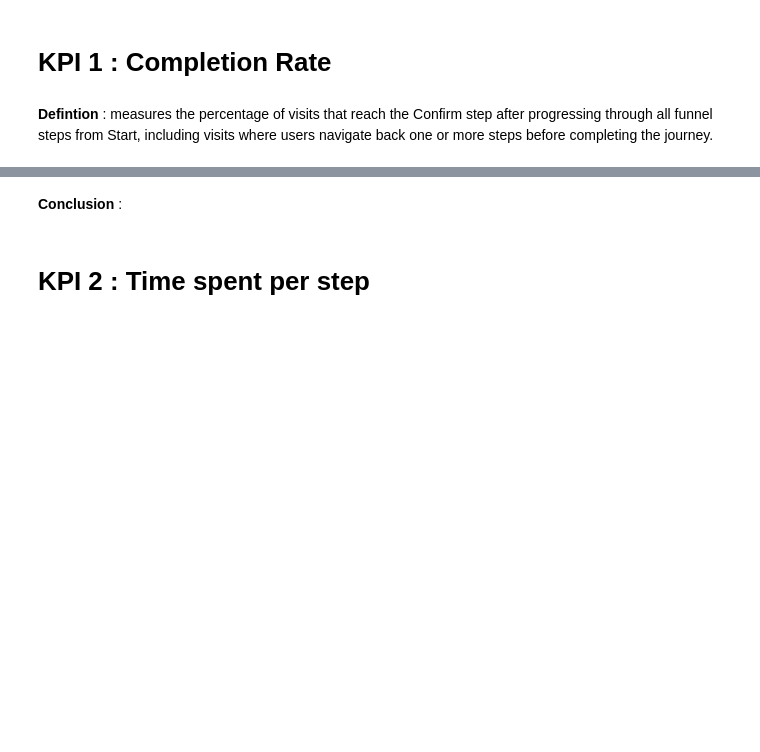
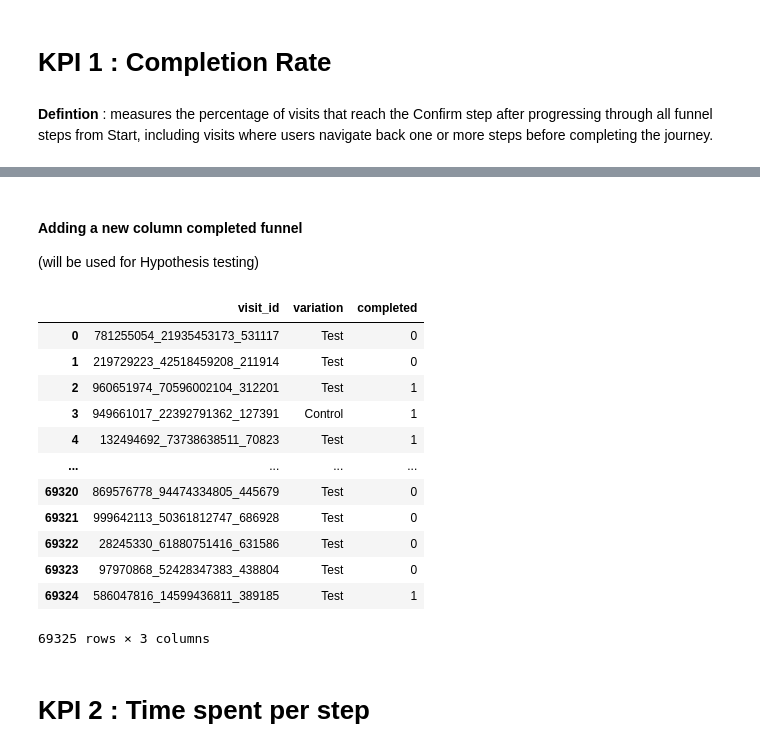
Before and after one commit to mhananem/vanguard_abtest_project, a Jupyter notebook: performance_metrics.ipynb, the cells around one changed output, grey strips where cells are left out. Cells and saved outputs as stored; diff of their text form; code cells hidden in the pictures; blank space fills up the shorter version.

Commit message:
hypothesis updated

```diff
--- a/performance_metrics.ipynb
+++ b/performance_metrics.ipynb
@@ -31,6 +45,6 @@ def is_complete_in_order(steps_sequence, required=required_order):
 
     return False
 # %%
-completed = ordered_steps.apply(is_complete_in_order)
+completed = ordered_steps.apply(is_complete_in_order).astype(int)
 # %%
 completion_rate = completed.mean()
@@ -51,4 +68,27 @@ Control    45.85
 Test       48.01
 Name: process_step, dtype: float64
-# %% [markdown]
-**Conclusion** :
+# %% [markdown]
+#### Adding a new column completed funnel
+(will be used for Hypothesis testing)
+# %%
+df_completed = completed.reset_index()
+df_completed.columns = ['visit_id','completed']
+# %%
+visit_variation = df[['visit_id', 'variation']].drop_duplicates()
+# %%
+visit_completed = visit_variation.merge(df_completed, on='visit_id', how='left')
+visit_completed
+# %% [output]
+|  | visit_id | variation | completed |
+| 0 | 781255054_21935453173_531117 | Test | 0 |
+| 1 | 219729223_42518459208_211914 | Test | 0 |
+| 2 | 960651974_70596002104_312201 | Test | 1 |
+| 3 | 949661017_22392791362_127391 | Control | 1 |
+| 4 | 132494692_73738638511_70823 | Test | 1 |
+| ... | ... | ... | ... |
+| 69320 | 869576778_94474334805_445679 | Test | 0 |
+| 69321 | 999642113_50361812747_686928 | Test | 0 |
+| 69322 | 28245330_61880751416_631586 | Test | 0 |
+| 69323 | 97970868_52428347383_438804 | Test | 0 |
+| 69324 | 586047816_14599436811_389185 | Test | 1 |
+69325 rows × 3 columns
```
Also changed, not shown: parts of 27 cells of this notebook, 8 other files.
